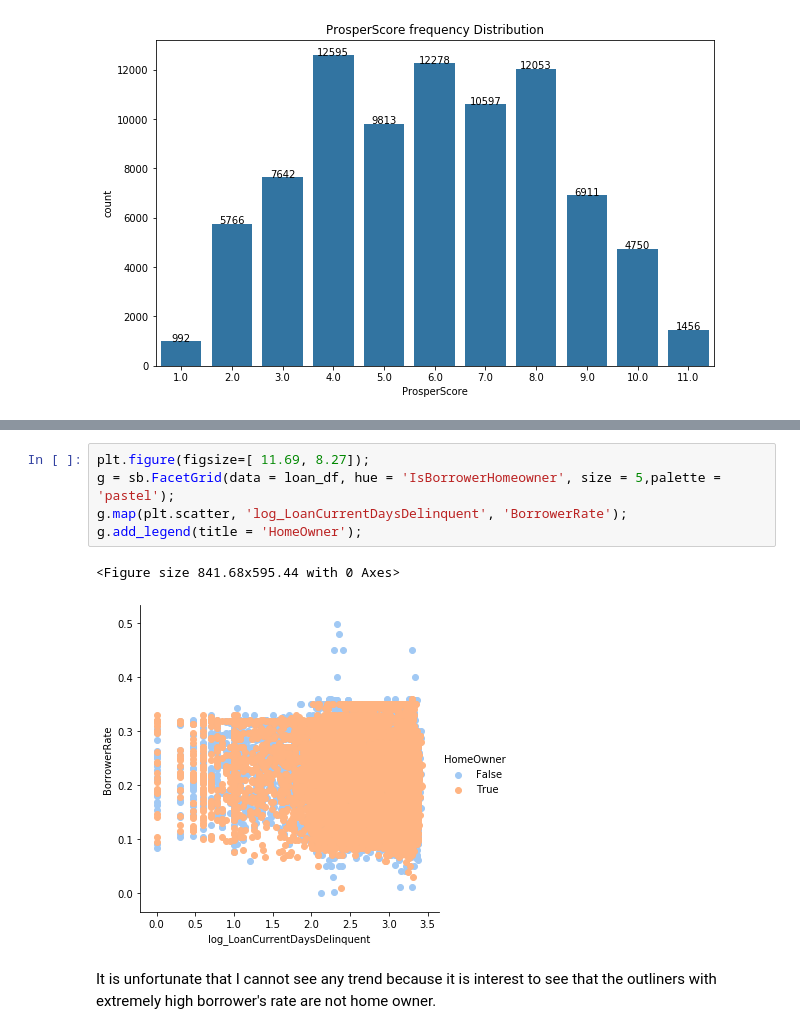
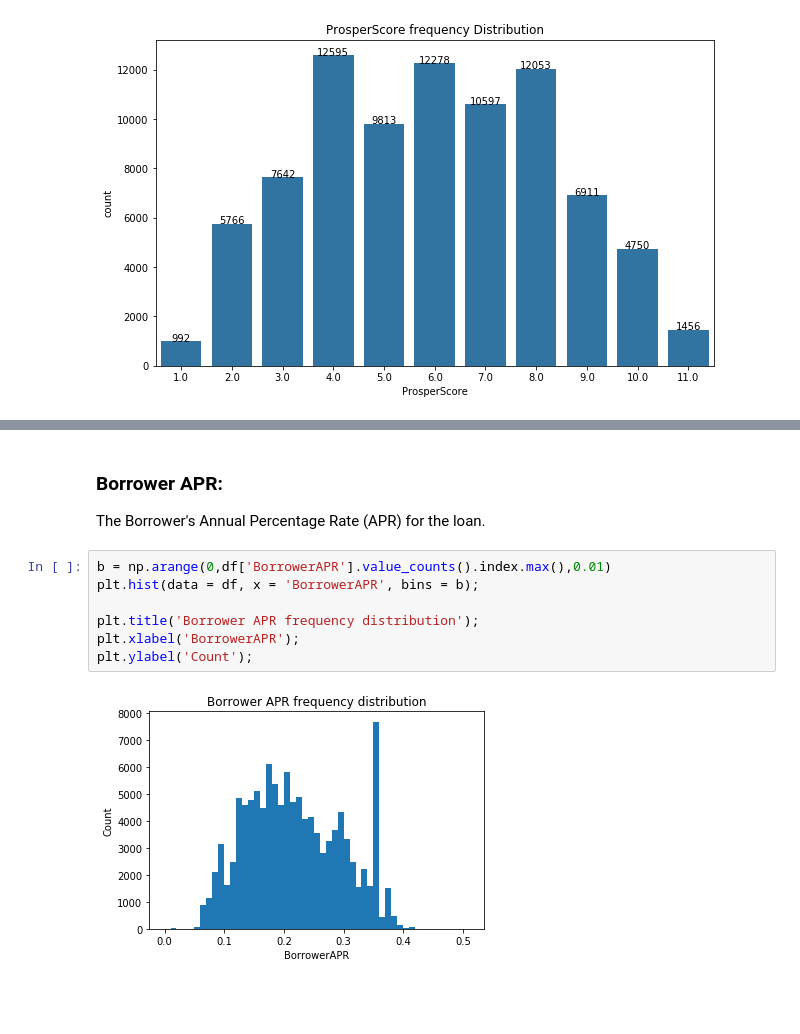
Before and after one commit to bluk16/Udacity-Data-Visualization, a Jupyter notebook: loan_data_exploration.ipynb, the cells around one changed output, grey strips where cells are left out. Drawn from its saved outputs; the diff is of its cells as text; blank space fills up the shorter version.

```diff
--- a/loan_data_exploration.ipynb
+++ b/loan_data_exploration.ipynb
@@ -216,10 +123,12 @@ I will create a plot of the relationship between borrower's rate, is the individ
-# %%
-plt.figure(figsize=[ 11.69, 8.27]);
-g = sb.FacetGrid(data = loan_df, hue = 'IsBorrowerHomeowner', size = 5,palette = 'pastel');
-g.map(plt.scatter, 'log_LoanCurrentDaysDelinquent', 'BorrowerRate');
-g.add_legend(title = 'HomeOwner');
-# %% [output]
-<Figure size 841.68x595.44 with 0 Axes>
-[figure, removed]
-# %% [markdown]
-It is unfortunate that I cannot see any trend because it is interest to see that the outliners with extremely high borrower's rate are not home owner.
+# %% [markdown]
+### Borrower APR:
+The Borrower's Annual Percentage Rate (APR) for the loan.
+# %%
+b = np.arange(0,df['BorrowerAPR'].value_counts().index.max(),0.01)
+plt.hist(data = df, x = 'BorrowerAPR', bins = b);
+
+plt.title('Borrower APR frequency distribution');
+plt.xlabel('BorrowerAPR');
+plt.ylabel('Count');
+# %% [output]
+[figure, added]
```
Also changed, not shown: parts of 41 cells of this notebook, 26 other files.
